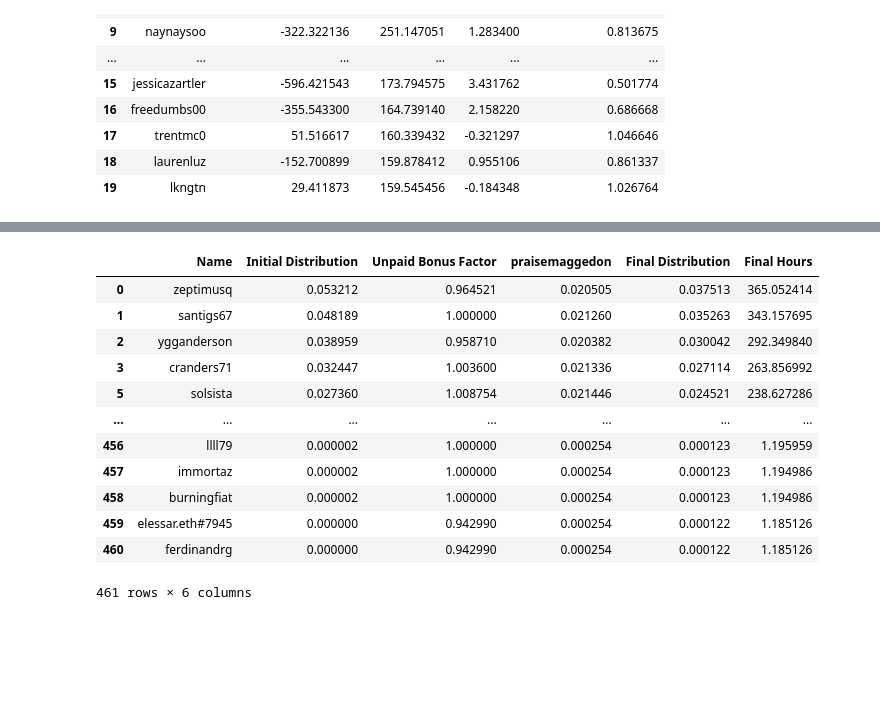
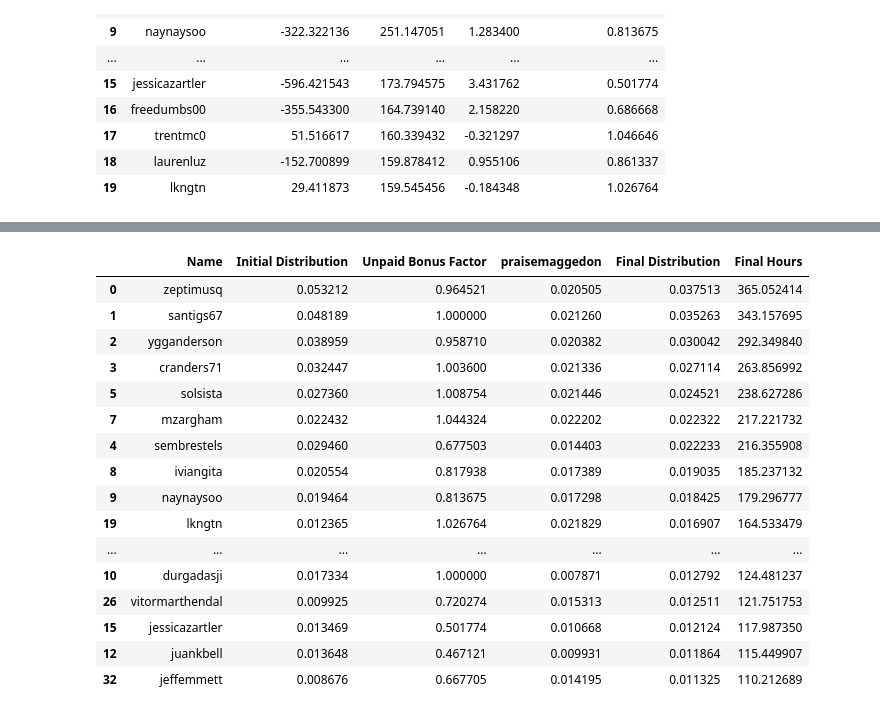
Before and after one commit to CommonsBuild/IH-intervention, a Jupyter notebook: YGG/no-abnormal-praisemageddon-resolution.ipynb, the cells around one changed output, grey strips where cells are left out. Saved outputs shown, nothing was run; the diff lists cells and outputs as text; code cells hidden in the pictures; blank space fills up the shorter version.

Commit message:
Major push for finality.

```diff
--- a/YGG/no-abnormal-praisemageddon-resolution.ipynb
+++ b/YGG/no-abnormal-praisemageddon-resolution.ipynb
@@ -210,20 +214,24 @@ magic_number = 9731.413
 # %%
 combined['Final Hours'] = combined['Final Distribution'] * magic_number
 # %%
-combined.sort_values('Final Distribution', ascending=False).to_csv('outputs/ALMOST-FINAL')
+combined.sort_values('Final Distribution', ascending=False).head(20)#.to_csv('outputs/ALMOST-FINAL.csv',index=False)
 # %% [output]
 |  | Name | Initial Distribution | Unpaid Bonus Factor | praisemaggedon | Final Distribution | Final Hours |
 | 0 | zeptimusq | 0.053212 | 0.964521 | 0.020505 | 0.037513 | 365.052414 |
 | 1 | santigs67 | 0.048189 | 1.000000 | 0.021260 | 0.035263 | 343.157695 |
 | 2 | ygganderson | 0.038959 | 0.958710 | 0.020382 | 0.030042 | 292.349840 |
 | 3 | cranders71 | 0.032447 | 1.003600 | 0.021336 | 0.027114 | 263.856992 |
 | 5 | solsista | 0.027360 | 1.008754 | 0.021446 | 0.024521 | 238.627286 |
+| 7 | mzargham | 0.022432 | 1.044324 | 0.022202 | 0.022322 | 217.221732 |
+| 4 | sembrestels | 0.029460 | 0.677503 | 0.014403 | 0.022233 | 216.355908 |
+| 8 | iviangita | 0.020554 | 0.817938 | 0.017389 | 0.019035 | 185.237132 |
+| 9 | naynaysoo | 0.019464 | 0.813675 | 0.017298 | 0.018425 | 179.296777 |
+| 19 | lkngtn | 0.012365 | 1.026764 | 0.021829 | 0.016907 | 164.533479 |
 | ... | ... | ... | ... | ... | ... | ... |
-| 456 | llll79 | 0.000002 | 1.000000 | 0.000254 | 0.000123 | 1.195959 |
-| 457 | immortaz | 0.000002 | 1.000000 | 0.000254 | 0.000123 | 1.194986 |
-| 458 | burningfiat | 0.000002 | 1.000000 | 0.000254 | 0.000123 | 1.194986 |
-| 459 | elessar.eth#7945 | 0.000000 | 0.942990 | 0.000254 | 0.000122 | 1.185126 |
-| 460 | ferdinandrg | 0.000000 | 0.942990 | 0.000254 | 0.000122 | 1.185126 |
+| 10 | durgadasji | 0.017334 | 1.000000 | 0.007871 | 0.012792 | 124.481237 |
+| 26 | vitormarthendal | 0.009925 | 0.720274 | 0.015313 | 0.012511 | 121.751753 |
+| 15 | jessicazartler | 0.013469 | 0.501774 | 0.010668 | 0.012124 | 117.987350 |
+| 12 | juankbell | 0.013648 | 0.467121 | 0.009931 | 0.011864 | 115.449907 |
+| 32 | jeffemmett | 0.008676 | 0.667705 | 0.014195 | 0.011325 | 110.212689 |
-461 rows × 6 columns
 # %%
 combined.sort_values('Final Distribution', ascending=False).to_csv('outputs/COMBINED-WINNING-PROPOSALS.csv')
```
Also changed, not shown: parts of 3 cells of this notebook, 4 other files.
